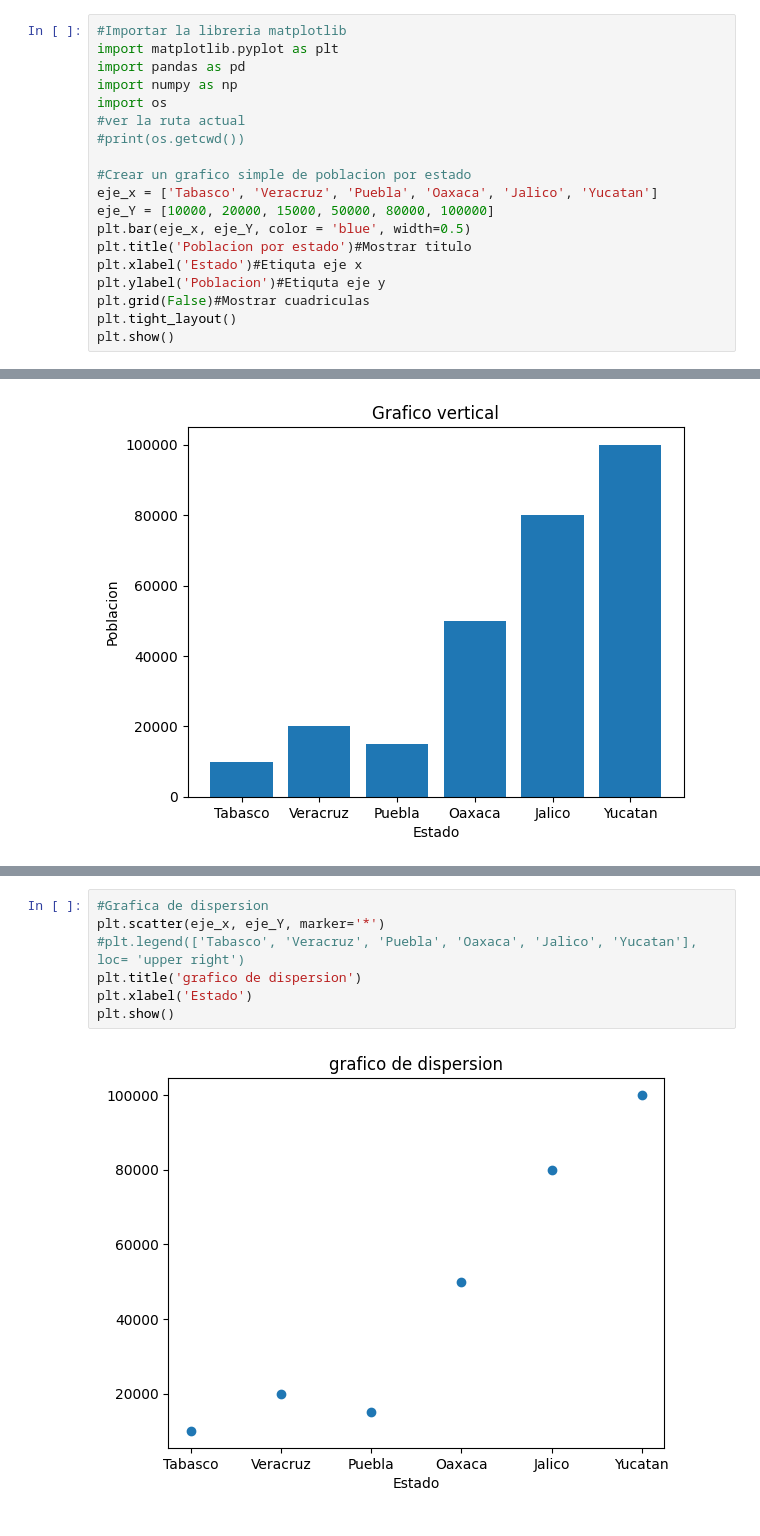
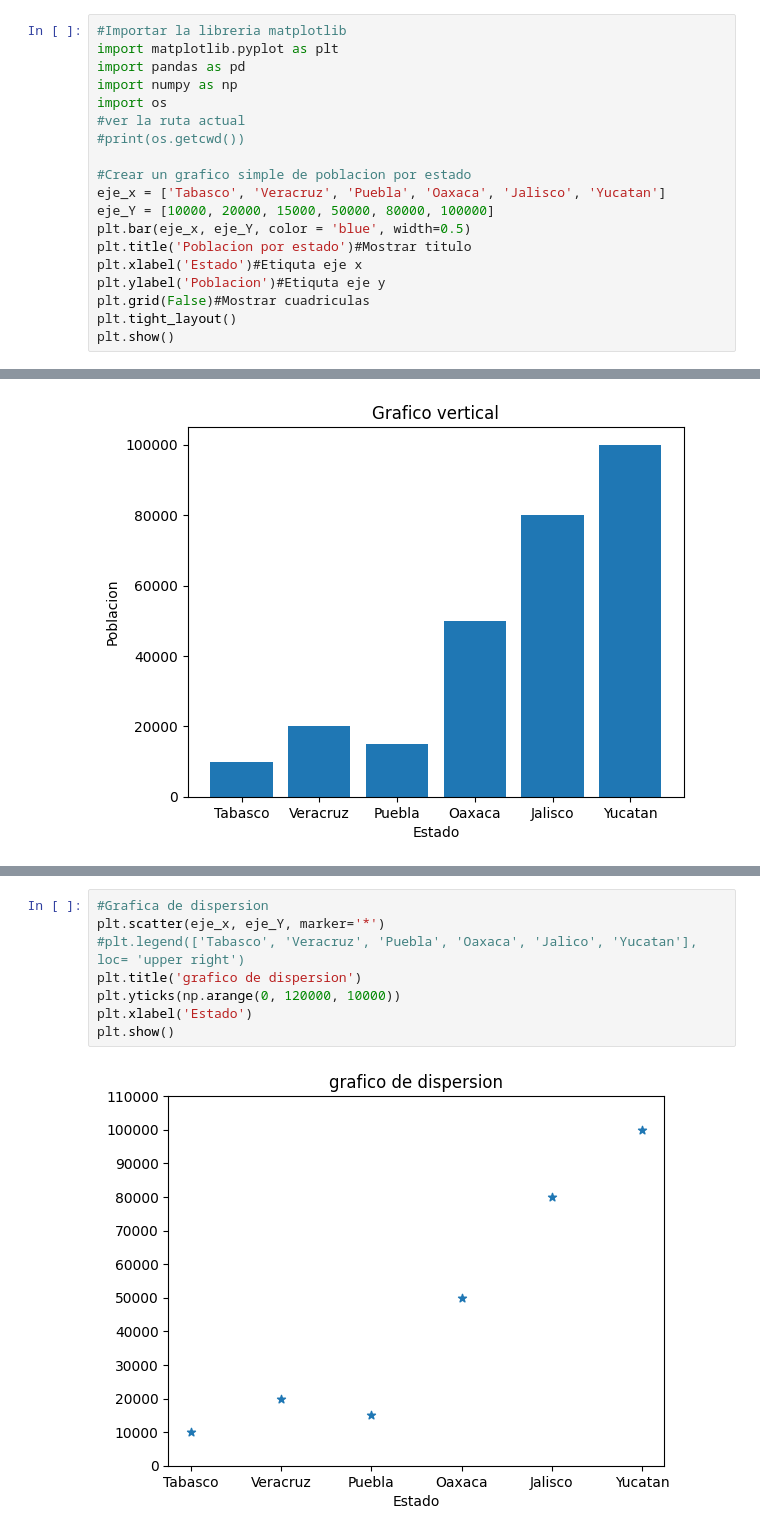
Before and after one commit to mateo469/curso_python_2025_2026, a Jupyter notebook: Matplotlib/Matploit.ipynb, the cells around one changed output, grey strips where cells are left out. Cells and saved outputs as stored; diff of their text form.

```diff
--- a/Matplotlib/Matploit.ipynb
+++ b/Matplotlib/Matploit.ipynb
@@ -52,7 +52,7 @@ import os
 #print(os.getcwd())
 
 #Crear un grafico simple de poblacion por estado
-eje_x = ['Tabasco', 'Veracruz', 'Puebla', 'Oaxaca', 'Jalico', 'Yucatan']
+eje_x = ['Tabasco', 'Veracruz', 'Puebla', 'Oaxaca', 'Jalisco', 'Yucatan']
 eje_Y = [10000, 20000, 15000, 50000, 80000, 100000]
 plt.bar(eje_x, eje_Y, color = 'blue', width=0.5)
 plt.title('Poblacion por estado')#Mostrar titulo
@@ -144,12 +145,13 @@ plt.show()
 # %%
 #Grafica de dispersion
 plt.scatter(eje_x, eje_Y, marker='*')
 #plt.legend(['Tabasco', 'Veracruz', 'Puebla', 'Oaxaca', 'Jalico', 'Yucatan'], loc= 'upper right')
 plt.title('grafico de dispersion')
+plt.yticks(np.arange(0, 120000, 10000))
 plt.xlabel('Estado')
 plt.show()
 # %% [output]
-[figure, old version]
+[figure, new version]
 # %%
 #Grafico vertical
 Ex = np.arange(0, 10)
```
Also changed, not shown: parts of 10 cells of this notebook, 10 other files.
